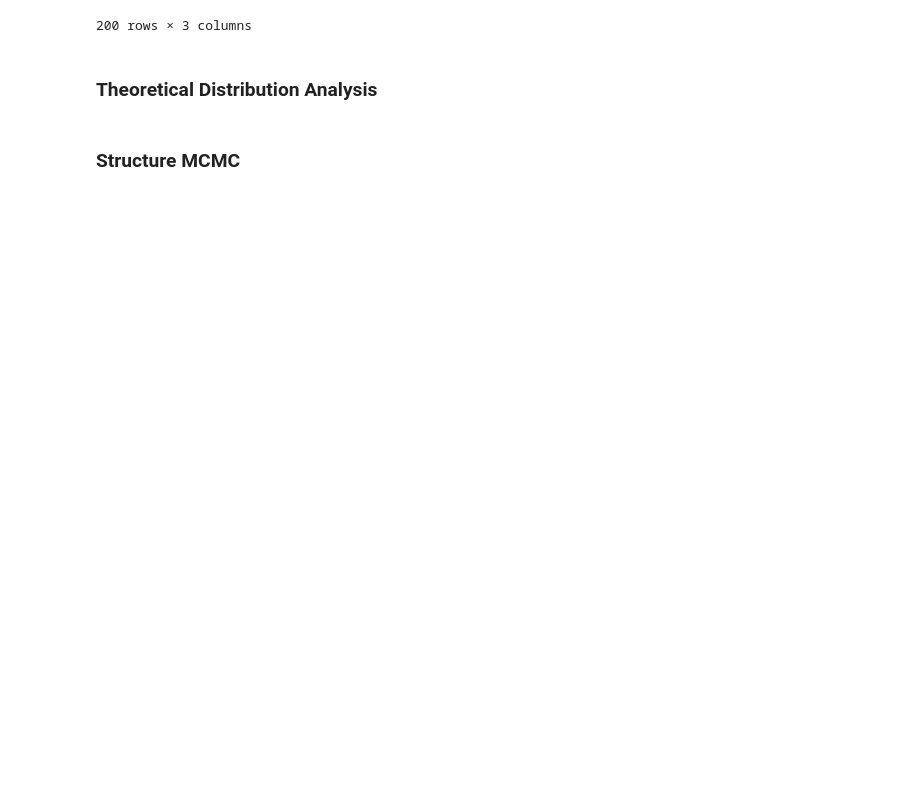
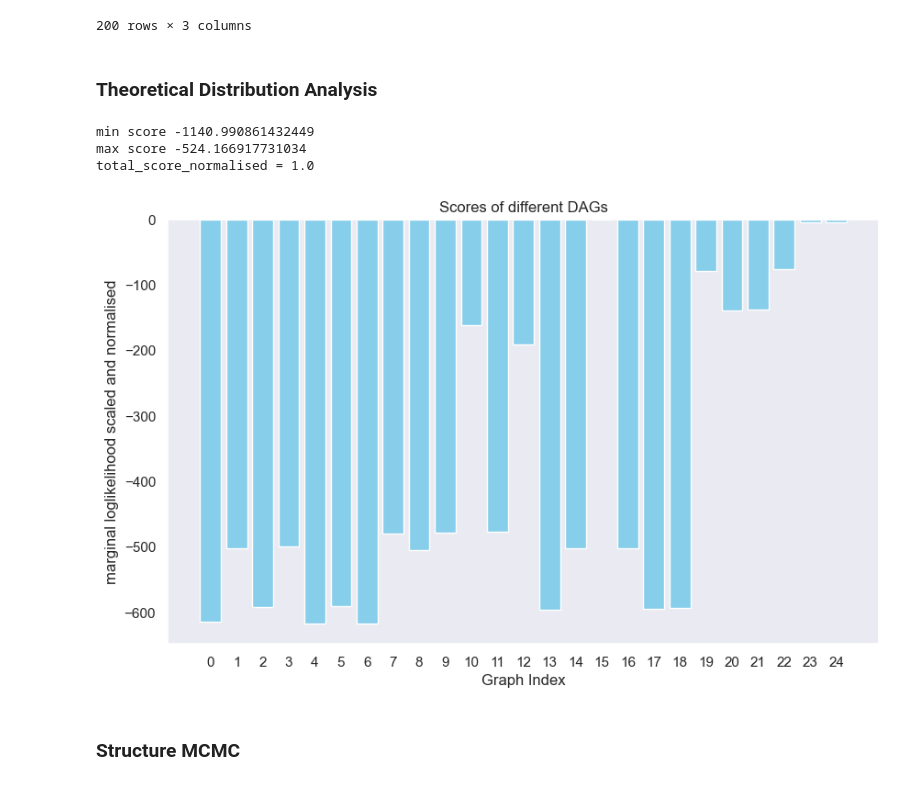
Before and after one commit to catarina-moreira/Structure_Learning_Study, a Jupyter notebook: causal_discovery/structure_mcmc_new.ipynb, the cells around one changed output. Saved outputs shown, nothing was run; the diff lists cells and outputs as text; code cells hidden in the pictures; blank space fills up the shorter version.

```diff
--- a/causal_discovery/structure_mcmc_new.ipynb
+++ b/causal_discovery/structure_mcmc_new.ipynb
@@ -69,3 +67,24 @@ DATA = data_t1
+# %%
+DATA = data_t1
+
+all_dags = generate_all_dags( DATA )[0]
+
+keys = list(all_dags.keys())
+scores = [all_dags[key]["log_score"] for key in keys]
+
+# Plotting
+plt.figure(figsize=(10,6))
+plt.bar(keys, scores, color='skyblue')
+plt.xlabel('Graph Index')
+plt.ylabel('marginal loglikelihood scaled and normalised')
+plt.title('Scores of different DAGs')
+plt.grid(False)
+plt.show()
+# %% [output]
+min score -1140.990861432449
+max score -524.166917731034
+total_score_normalised = 1.0
+[figure, added]
 # %% [markdown]
 ### Structure MCMC
 # %%
```
Also changed, not shown: parts of 8 cells of this notebook, 1 other file.
